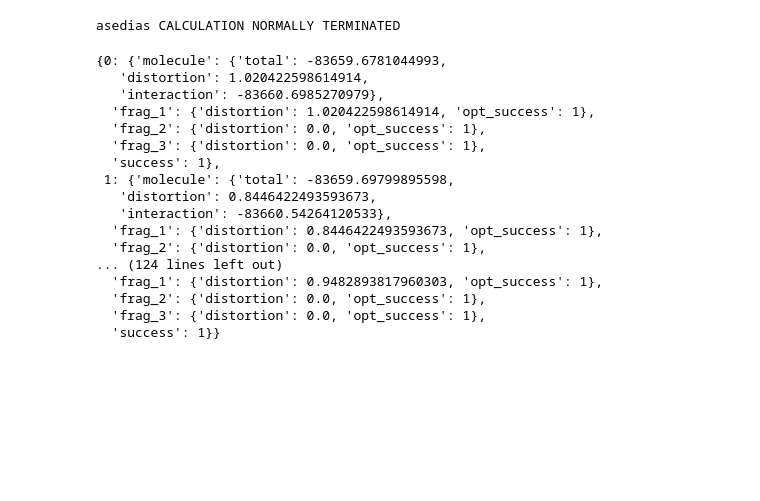
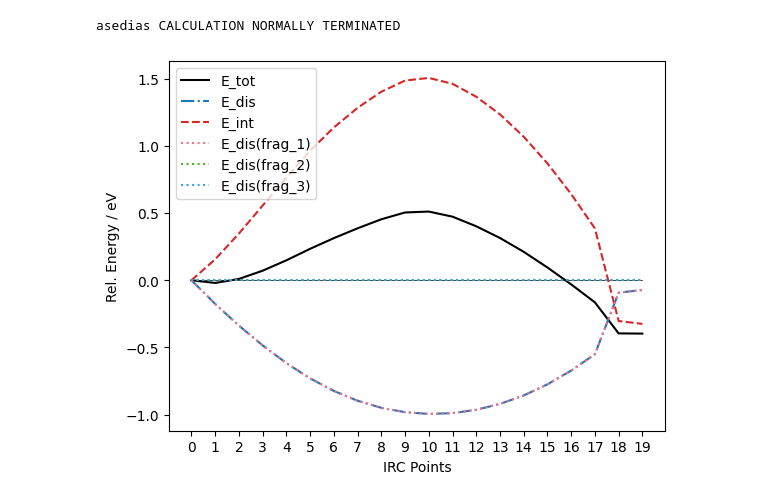
Before and after one commit to kangmg/ase-distortion-interaction, a Jupyter notebook: notebook/tutorials.ipynb, the cells around one changed output. Saved outputs shown, nothing was run; the diff lists cells and outputs as text; code cells hidden in the pictures; blank space fills up the shorter version.

```diff
--- a/notebook/tutorials.ipynb
+++ b/notebook/tutorials.ipynb
@@ -26,22 +26,6 @@ analysis.run()
 # %% [output]
 asedias CALCULATION NORMALLY TERMINATED
 # %%
-analysis.resultDict
+analysis.plot()
 # %% [output]
-{0: {'molecule': {'total': -83659.6781044993,
-   'distortion': 1.020422598614914,
-   'interaction': -83660.6985270979},
-  'frag_1': {'distortion': 1.020422598614914, 'opt_success': 1},
-  'frag_2': {'distortion': 0.0, 'opt_success': 1},
-  'frag_3': {'distortion': 0.0, 'opt_success': 1},
-  'success': 1},
- 1: {'molecule': {'total': -83659.69799895598,
-   'distortion': 0.8446422493593673,
-   'interaction': -83660.54264120533},
-  'frag_1': {'distortion': 0.8446422493593673, 'opt_success': 1},
-  'frag_2': {'distortion': 0.0, 'opt_success': 1},
-... (124 lines left out)
-  'frag_1': {'distortion': 0.9482893817960303, 'opt_success': 1},
-  'frag_2': {'distortion': 0.0, 'opt_success': 1},
-  'frag_3': {'distortion': 0.0, 'opt_success': 1},
-  'success': 1}}
+[figure, added]
```
Also changed, not shown: parts of 4 cells of this notebook, 7 other files.
